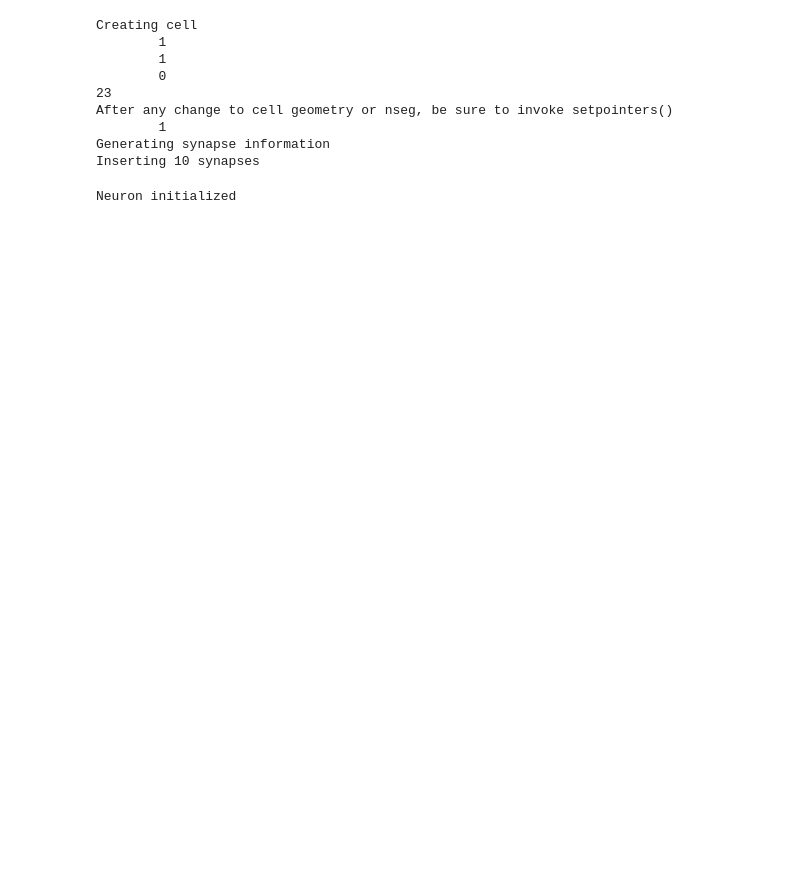
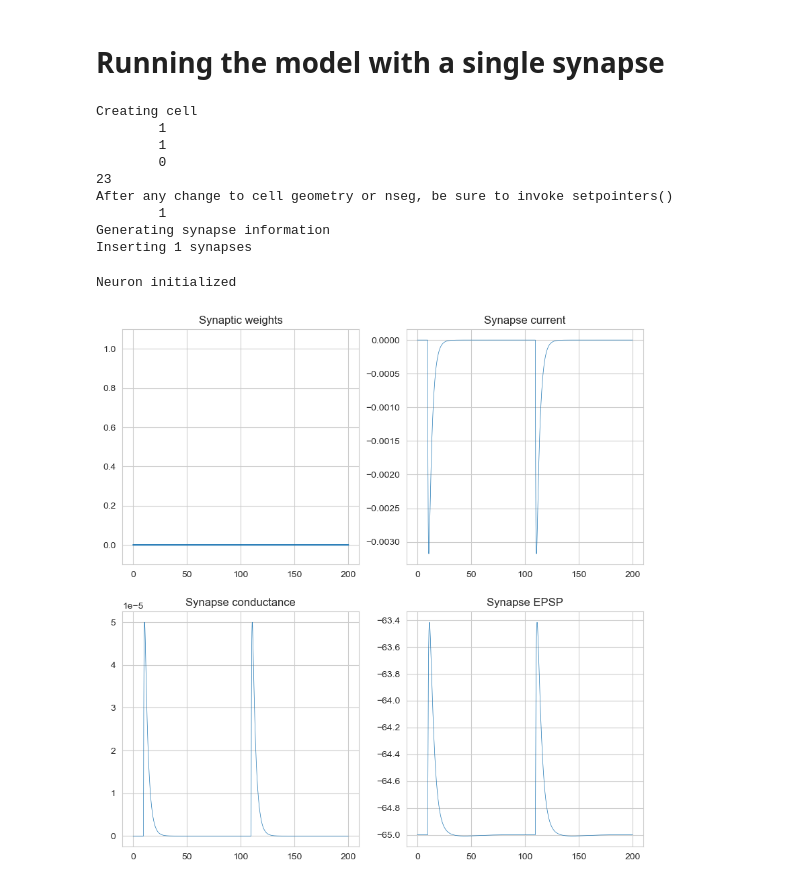
Before and after one commit to kerseviciute/temporal-interference, a Jupyter notebook: 01_neuron_devel.ipynb, the cells around one changed output. Cells and saved outputs as stored; diff of their text form; code cells hidden in the pictures; blank space fills up the shorter version.

```diff
--- a/01_neuron_devel.ipynb
+++ b/01_neuron_devel.ipynb
@@ -4,10 +2,14 @@ import numpy as np
 from plastic_neuron import PlasticNeuron
 from abstract_neuron import AbstractNeuron
 import matplotlib.pyplot as plt
+# %% [markdown]
+# Running the model with a single synapse
 # %%
 neuron = PlasticNeuron(
-    connection_weight = 0.00009,
-    initial_weight = 0.00009 * 0.75
+    n_synapses = 1,
+    # Initial conductance of 0.00005 gives ~3 mV of local EPSP at distance 0.5 along the dendrite
+    initial_conductance = 0.00005,
+    initial_weight = 0
 )
 # %% [output]
 Creating cell
@@ -18,6 +20,6 @@ Creating cell
 After any change to cell geometry or nseg, be sure to invoke setpointers()
         1
 Generating synapse information
-Inserting 10 synapses
+Inserting 1 synapses
 # %%
 neuron.run(
@@ -26,4 +30,32 @@ neuron.run(
 # %% [output]
 Neuron initialized
+# %%
+fig, axs = plt.subplots(nrows = 2, ncols = 2, figsize = (10, 10))
+axs = axs.flatten()
+
+for synapse in neuron.synapses:
+    axs[0].plot(neuron.time, synapse.weights)
+
+axs[0].set_ylim(-0.1, 1.1)
+axs[0].set_title("Synaptic weights")
+
+for synapse in neuron.synapses:
+    axs[1].plot(neuron.time, synapse.current, linewidth = 0.5)
+
+axs[1].set_title("Synapse current")
+
+for synapse in neuron.synapses:
+    axs[2].plot(neuron.time, synapse.conductance, linewidth = 0.5)
+
+axs[2].set_title("Synapse conductance")
+
+for synapse in neuron.synapses:
+    axs[3].plot(neuron.time, synapse.voltage, linewidth = 0.5)
+
+axs[3].set_title("Synapse EPSP")
+
+plt.show()
+# %% [output]
+[figure, added]
 # %%
 plt.plot(
```
Also changed, not shown: parts of 4 cells of this notebook, 3 other files.
